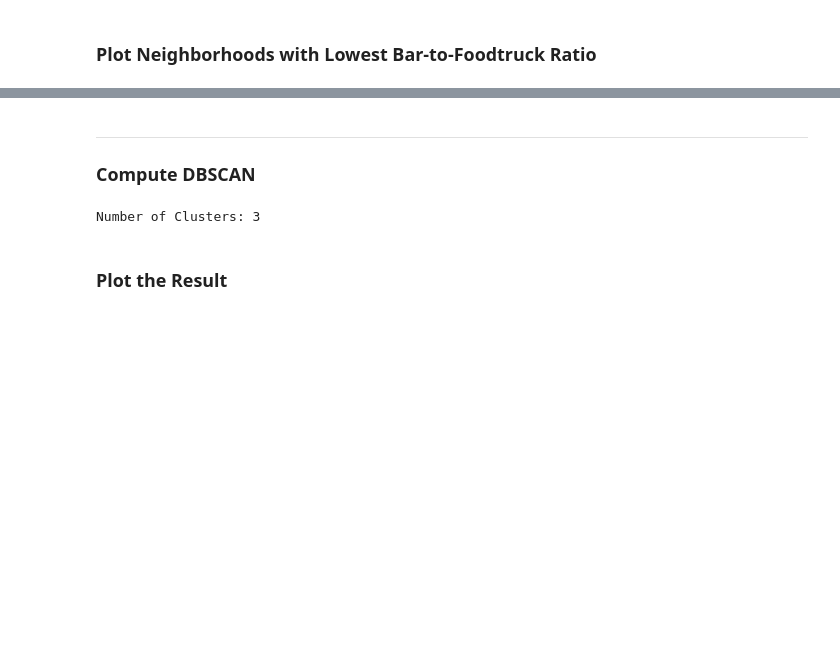
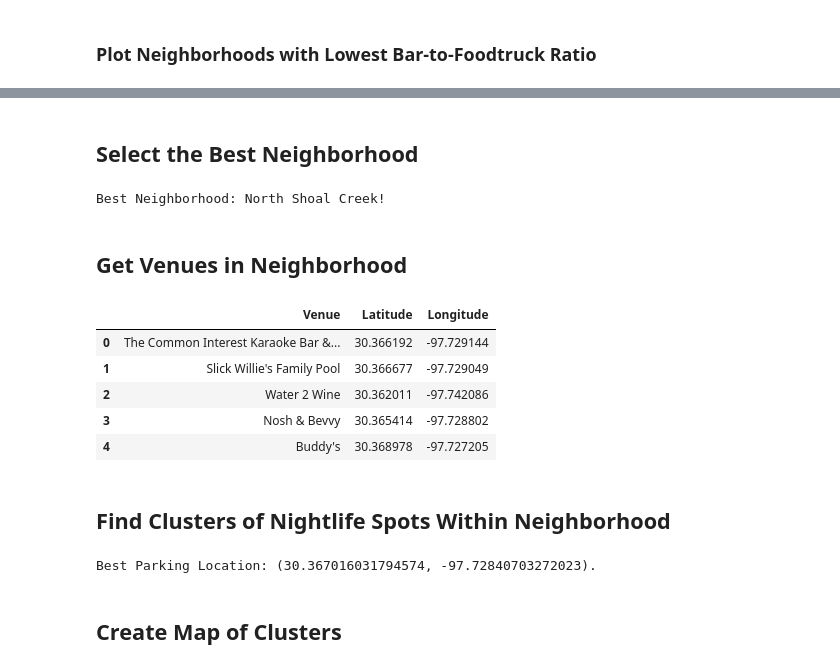
Before and after one commit to bryandeagle/Coursera_Capstone, a Jupyter notebook: Battle-of-the-Neighborhoods.ipynb, the cells around one changed output, grey strips where cells are left out. Cells and saved outputs as stored; diff of their text form; code cells hidden in the pictures; blank space fills up the shorter version.

```diff
--- a/Battle-of-the-Neighborhoods.ipynb
+++ b/Battle-of-the-Neighborhoods.ipynb
@@ -153,22 +97,64 @@ plt.show()
-# %% [markdown]
-----
-
-### Compute DBSCAN
-# %%
-mms = preprocessing.MinMaxScaler()
-lat_lng = mms.fit_transform(df[['Latitude', 'Longitude']])
-db = DBSCAN(eps=0.1, min_samples=3).fit(lat_lng)
-
-labels = db.labels_
-
-# Number of clusters in labels, ignoring noise if present.
-n_clusters = len(set(labels)) - (1 if -1 in labels else 0)
-
-print('Number of Clusters: {}'.format(n_clusters))
-# %% [output]
-Number of Clusters: 3
-# %% [markdown]
-### Plot the Result
+# %% [markdown]
+## Select the Best Neighborhood
+# %%
+# Get row(s) with minimal foodtruck-to-nightlife ratio
+nbh_df = df[df['FNR'] == df['FNR'].min()]
+
+# Convert dataframe to dictionary
+nbh_dict = nbh_df.to_dict('records')[0]
+
+print('Best Neighborhood: {}!'.format(nbh_dict['Neighborhood']))
+# %% [output]
+Best Neighborhood: North Shoal Creek!
+# %% [markdown]
+## Get Venues in Neighborhood
+# %%
+def venues(latitude, longitude, category):
+    """ Returns venues within a 1 km radius of a location """
+    url = 'https://api.foursquare.com/v2/venues/explore?client_id={}&client_secret={}&ll={},{}' \
+          '&v={}&categoryId={}&radius=1000&limit=50'.format(client_id, client_secret, latitude, \
+                                                            longitude, version, category)
+    results = requests.get(url).json()
+    if results['meta']['code'] == '429':
+        raise ValueError('Foursquare Quota Exceeded')
+    return pd.json_normalize(results['response']['groups'][0]['items'])
+
+df_nl = venues(nbh_dict['Latitude'], nbh_dict['Longitude'], nightlife)
+df_nl = df_nl[['venue.name', 'venue.location.lat', 'venue.location.lng']]
+df_nl.columns = ['Venue', 'Latitude', 'Longitude']
+df_nl.head()
+# %% [output]
+|  | Venue | Latitude | Longitude |
+| 0 | The Common Interest Karaoke Bar &... | 30.366192 | -97.729144 |
+| 1 | Slick Willie's Family Pool | 30.366677 | -97.729049 |
+| 2 | Water 2 Wine | 30.362011 | -97.742086 |
+| 3 | Nosh & Bevvy | 30.365414 | -97.728802 |
+| 4 | Buddy's | 30.368978 | -97.727205 |
+# %% [markdown]
+## Find Clusters of Nightlife Spots Within Neighborhood
+# %%
+mms = preprocessing.MinMaxScaler()
+lat_lng = mms.fit_transform(df_nl[['Latitude', 'Longitude']])
+db = DBSCAN(eps=0.5, min_samples=3).fit(lat_lng)
+
+labels = db.labels_
+unique_labels = set(labels)
+
+# Add labels as column in dataframe
+df_nl['Label'] = labels
+
+# Get the biggest cluster of nightlife spots
+cluster = stats.mode(labels[labels >= 0])[0][0]
+
+# Parking spot should be average of nightlife spots
+df_c = df_nl[df_nl['Label'] == cluster]
+prk_lat, prk_lng = df_c['Latitude'].mean(), df_c['Longitude'].mean()
+
+print('Best Parking Location: ({}, {}).'.format(prk_lat, prk_lng))
+# %% [output]
+Best Parking Location: (30.367016031794574, -97.72840703272023).
+# %% [markdown]
+## Create Map of Clusters
 # %%
 # Creat map object
 venues_map = folium.Map(location=[lat, lng], zoom_start=14)
```
Also changed, not shown: parts of 15 cells of this notebook, 4 other files.
